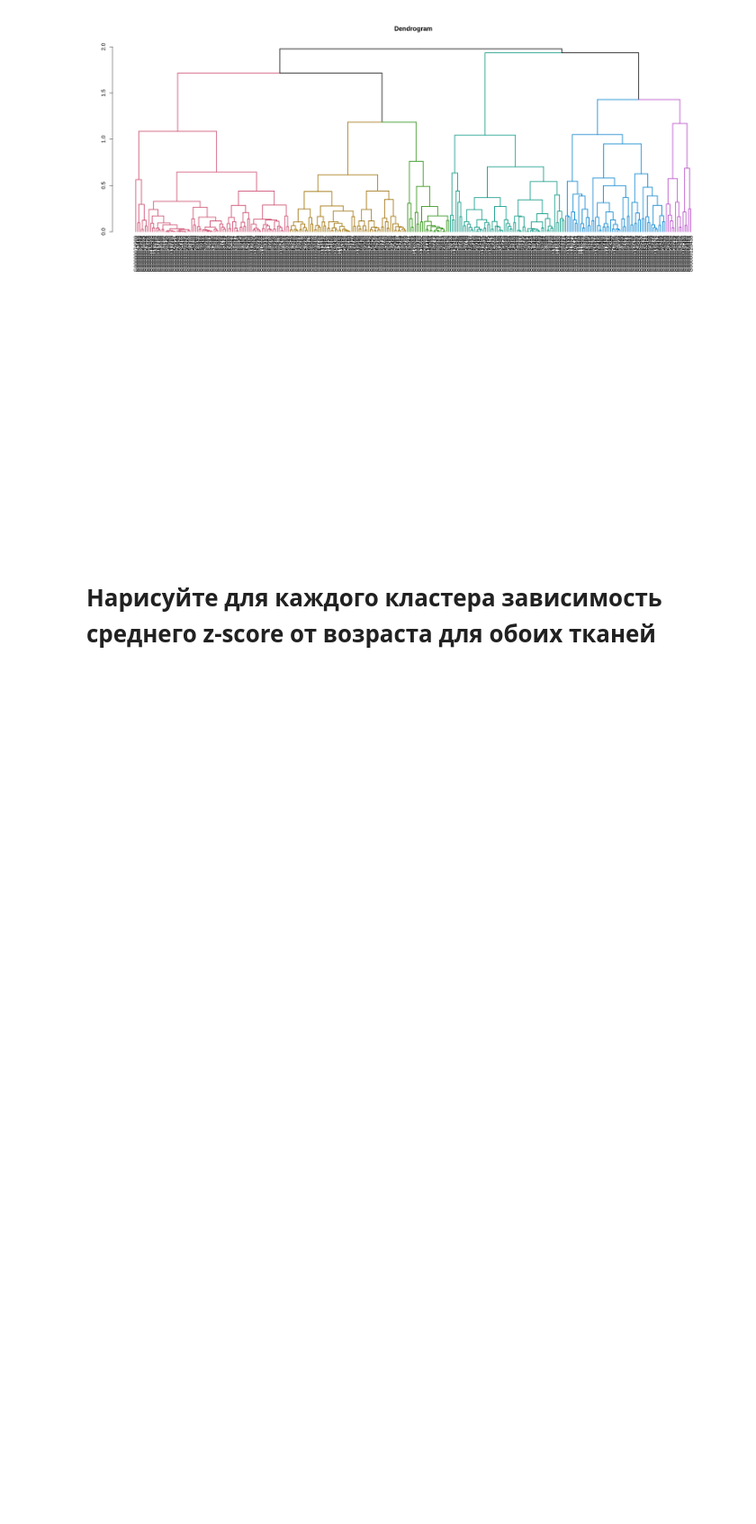
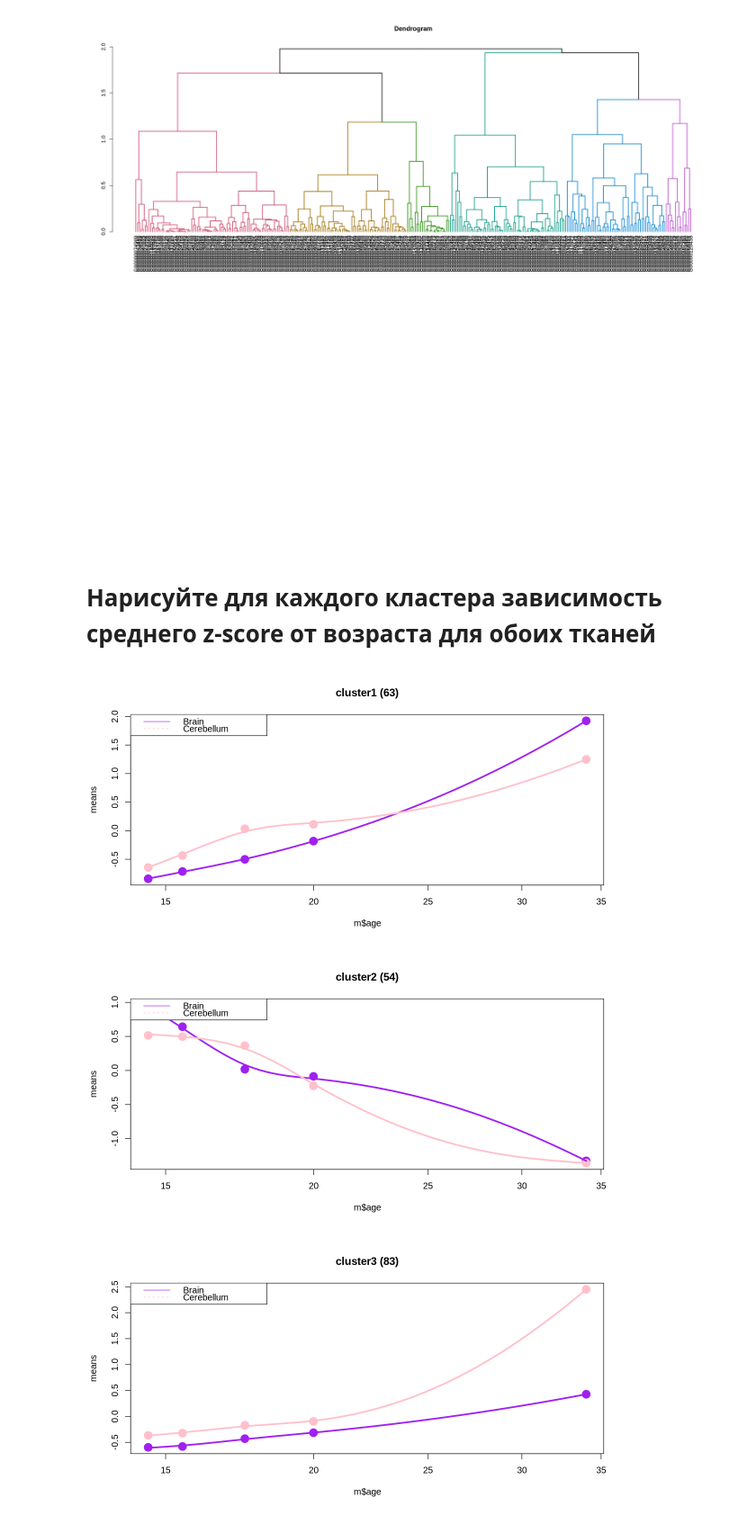
Before and after one commit to eentartetekunst/NGS_bioinformatics, a Jupyter notebook: HW3_edgeR_R.ipynb, the cells around one changed output. Shown at 90% size. Saved outputs shown, nothing was run; the diff lists cells and outputs as text; code cells hidden in the pictures; blank space fills up the shorter version.

```diff
--- a/HW3_edgeR_R.ipynb
+++ b/HW3_edgeR_R.ipynb
@@ -463,13 +434,19 @@ unique(cl)
 # %%
-#for(clust in unique(cl)){
-#  means = apply(cpm.s[cl==clust,,drop=F],2,mean)  # средние экспресси для данного кластера
-#  plot(m$age,means,pch=19,col=m$col,main=paste0('c1',' (',sum(cl==1),')'),log='x',cex=2) # рисуем средние занчения
-#
-#
-#  for(t in unique(m$tissue)){  # перебираем ткани
-#    f = m$tissue == t # отбираем образцы относящиеся к данной ткани
-#    ss = smooth.spline(m$age[f],means[f],df=4) # апроксимируем зависимость сплайном
-#    ss = predict(ss,seq(min(m$age),max(m$age),length.out=100)) # интерполируем
-#    lines(ss,lwd=3,col=m$col[f][1]) # рисуем апроксимацию
-#  }
-#}
+options(repr.plot.width=10, repr.plot.height=5)
+for(clustno in unique(cl)){
+  means = apply(cpm.s[cl==clustno,,drop=F],2,mean)  # средние экспресси для данного кластера
+  plot(m$age,means,pch=19,col=m$col,main=paste0(sprintf("cluster%s", clustno),' (',sum(cl==clustno),')'),log='x',cex=2) # рисуем средние занчения
+
+  for(t in unique(m$tissue)){  # перебираем ткани
+    f = m$tissue == t # отбираем образцы относящиеся к данной ткани
+    ss = smooth.spline(m$age[f],means[f],df=4) # апроксимируем зависимость сплайном
+    ss = predict(ss,seq(min(m$age),max(m$age),length.out=100)) # интерполируем
+    lines(ss,lwd=3,col=m$col[f][1]) # рисуем апроксимацию
+  }
+  legend("topleft", legend=c("Brain", "Cerebellum"),
+       col=c("purple", "pink"), lty=1:2, cex=1)
+}
+# %% [output]
+[figure, added]
+[figure, added]
+[figure, added]
```
Also changed, not shown: parts of 20 cells of this notebook.
